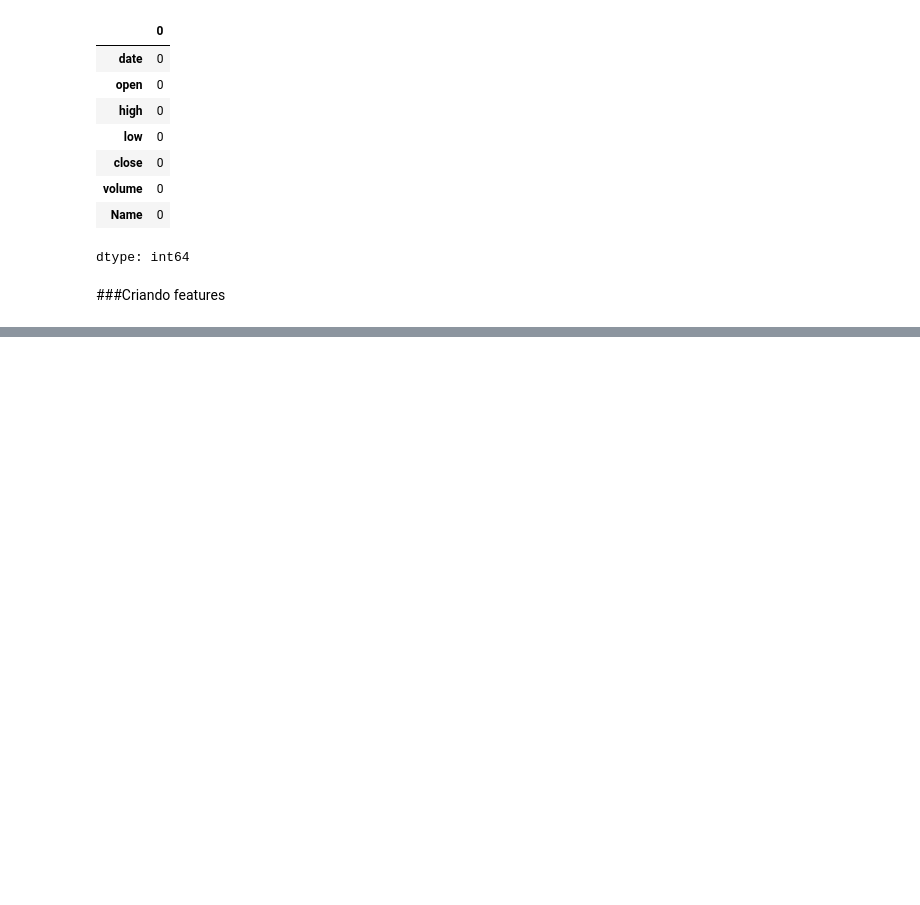
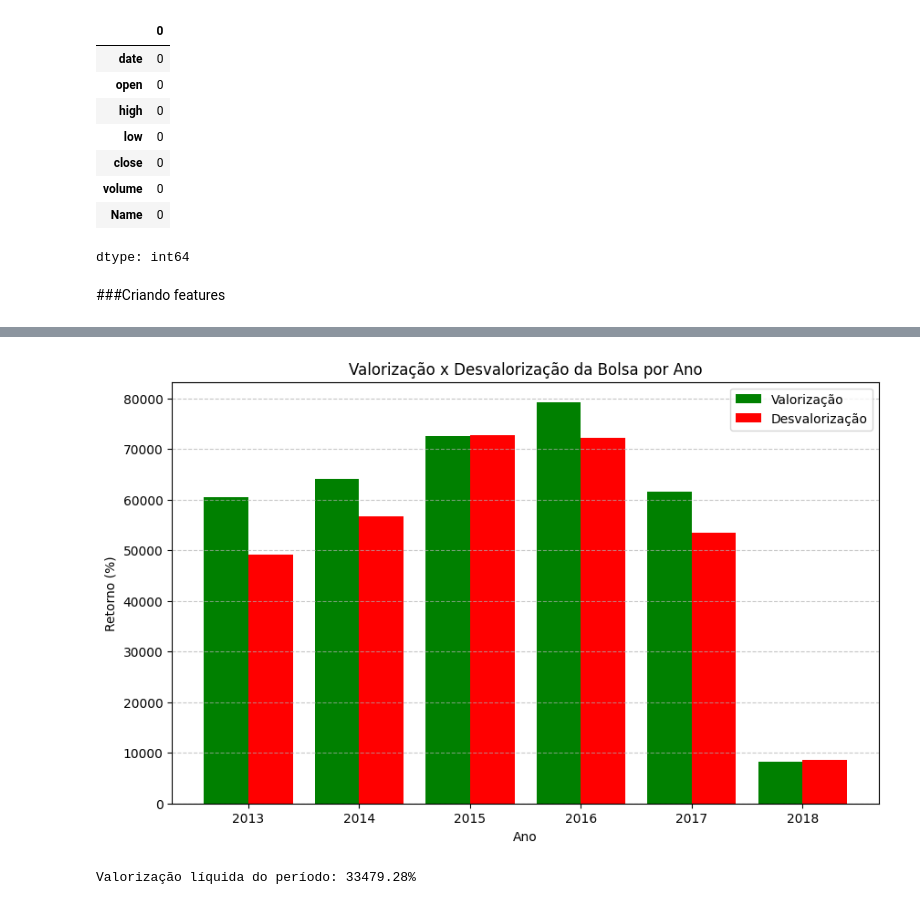
Before and after one commit to Vitor4818/StockTrendClassifier, a Jupyter notebook: StockTrendClassifier.ipynb, the cells around one changed output, grey strips where cells are left out. Saved outputs shown, nothing was run; the diff lists cells and outputs as text; code cells hidden in the pictures; blank space fills up the shorter version.

```diff
--- a/StockTrendClassifier.ipynb
+++ b/StockTrendClassifier.ipynb
@@ -101,0 +298,30 @@ df
+# %%
+#Calculando a valorização e a desvalorização por ano
+valorizacao_por_ano = df[df["return (%)"] > 0].groupby("year")["return (%)"].sum()
+desvalorizacao_por_ano = abs(df[df["return (%)"] < 0].groupby("year")["return (%)"].sum())
+# %%
+
+#Criando gráfico para comparar a valorização X desvalorização por ano
+anos = valorizacao_por_ano.index
+
+plt.figure(figsize=(10, 6))
+plt.bar(anos - 0.4/2, valorizacao_por_ano, width=0.4, color='green', label='Valorização')
+plt.bar(anos + 0.4/2, desvalorizacao_por_ano, width=0.4, color='red', label='Desvalorização')
+
+
+plt.xlabel("Ano")
+plt.ylabel("Retorno (%)")
+plt.title("Valorização x Desvalorização da Bolsa por Ano")
+plt.legend()
+plt.grid(axis="y", linestyle="--", alpha=0.7)
+
+
+plt.show()
+# %% [output]
+[figure, added]
+# %%
+#Calculando a valorização liquida do periodo
+saldo_valorizacao = valorizacao_por_ano.sum() - desvalorizacao_por_ano.sum()
+print(f"Valorização líquida do período: {saldo_valorizacao:.2f}%")
+# %% [output]
+Valorização líquida do período: 33479.28%
```
Also changed, not shown: parts of 24 cells of this notebook.
